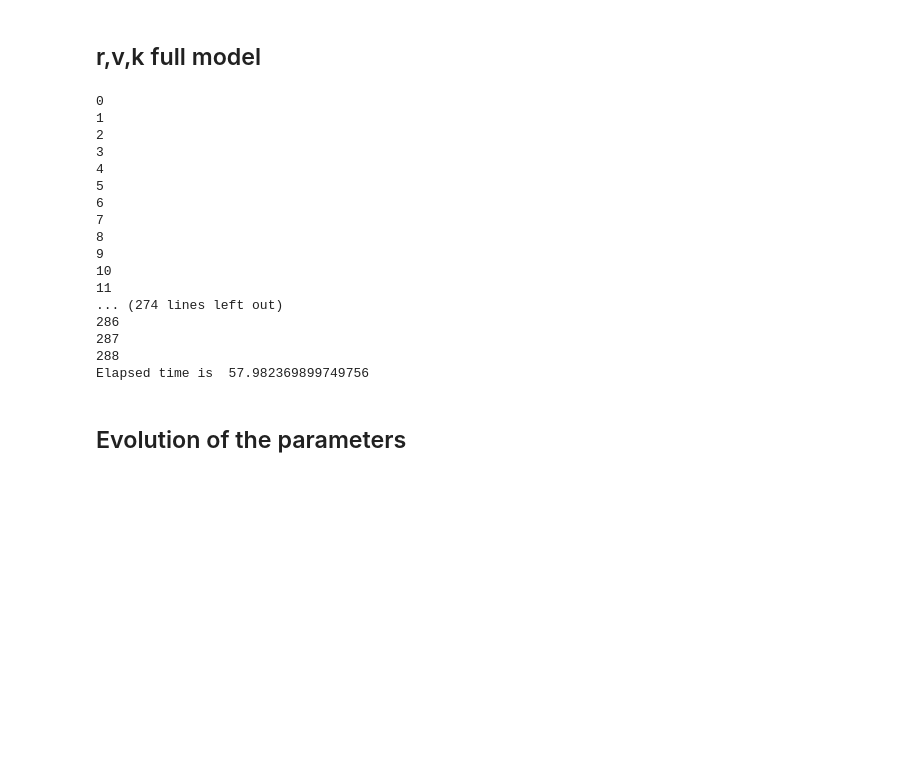
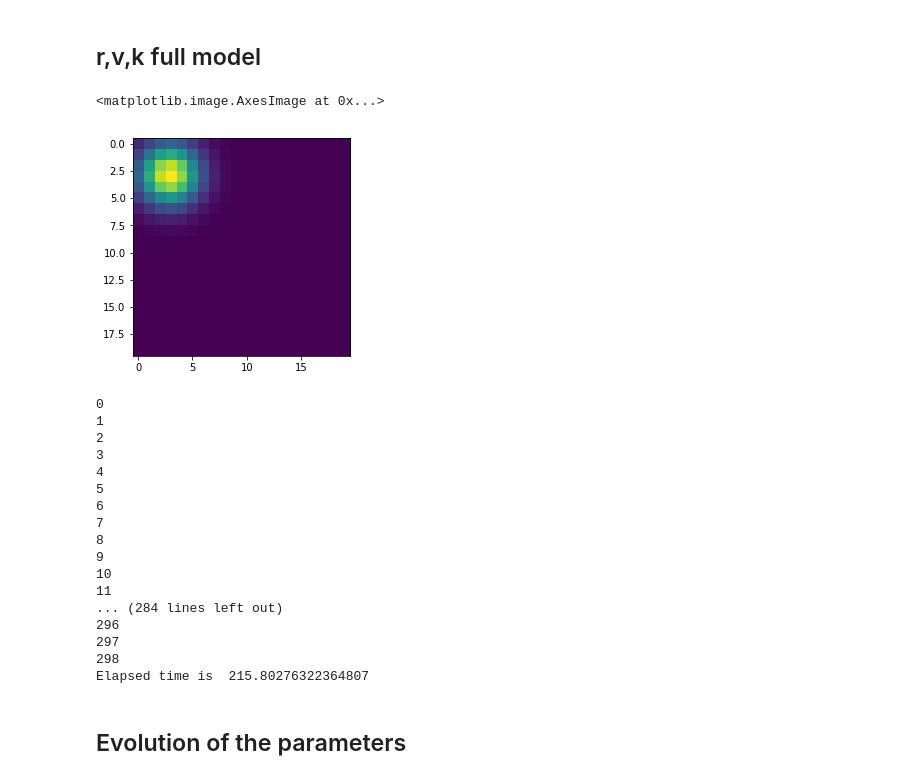
Before and after one commit to nhat-le/6-435-project, a Jupyter notebook: behrens_simulation.ipynb, the cells around one changed output. Cells and saved outputs as stored; diff of their text form; code cells hidden in the pictures; blank space fills up the shorter version.

```diff
--- a/behrens_simulation.ipynb
+++ b/behrens_simulation.ipynb
@@ -341,18 +334,47 @@ plt.plot(np.array(true_prob) - 3, '--')
 # %% [markdown]
 ## r,v,k full model
+# %%
+# Set up a grid of r, v, k
+rvals = np.linspace(0, 1, 20)
+vvals = np.linspace(-5, 5, 20)
+kvals = np.linspace(-5, 5, 20)
+# vrange = (-4.5, -4), krange = (-5, -3) for beta inference
+
+
+dv = vvals[1] - vvals[0]
+dr = rvals[1] - rvals[0]
+#outcomes = ysim
+
+# Build the 'prior' matrix nr x nv x nk
+prior = np.ones((len(rvals), len(vvals), len(kvals)))
+
+for nr, rval in enumerate(rvals):
+    for nv, vval in enumerate(vvals):
+        for nk, kval in enumerate(kvals):
+            vprob = sts.norm.pdf(vval, -3.5, 1)
+            kprob = sts.norm.pdf(kval, -3.5, 1)
+            prior[nr, nv, nk] = vprob * kprob
+
+# Normalize
+prior /= np.sum(prior)
+# %%
+plt.imshow(prior[5,:,:])
+# %% [output]
+<matplotlib.image.AxesImage at 0x...>
+[figure, added]
 # %%
 # Set up a grid of r, v, k
 rvals = np.linspace(0, 1, 20)
-vvals = np.linspace(-3, -2, 20)
-kvals = np.linspace(-3, -2, 20)
+vvals = np.linspace(-9, 5, 30)
+kvals = np.linspace(-9, 5, 30)
+
 dv = vvals[1] - vvals[0]
 dr = rvals[1] - rvals[0]
-#outcomes = ysim
 
 begin = time.time()
 #Initialize array for storage
 result_final = np.ones((len(rvals), len(vvals), len(kvals), len(outcomes)))
-result_final = result_final / np.sum(result_final[:,:,:,0])
+#result_final[:,:,:,0] = prior
 
 
 nsimulate = len(outcomes) - 1
@@ -360,7 +382,7 @@ nsimulate = len(outcomes) - 1
 # Perform the iterative updates
 for t in range(nsimulate):
     print(t)
-    result = find_posterior_t_arr_gaussian(outcomes[t], result_final[:,:,:,t])
+    result = find_posterior_t_arr(outcomes[t], result_final[:,:,:,t], method='gaussian')
     result_final[:,:,:,t+1] = result
 end = time.time()
 print('Elapsed time is ', end - begin)
@@ -377,11 +399,11 @@ print('Elapsed time is ', end - begin)
 9
 10
 11
-... (274 lines left out)
-286
-287
-288
-Elapsed time is  57.982369899749756
+... (284 lines left out)
+296
+297
+298
+Elapsed time is  215.80276322364807
 # %% [markdown]
 ## Evolution of the parameters
 # %%
```
Also changed, not shown: parts of 25 cells of this notebook.
